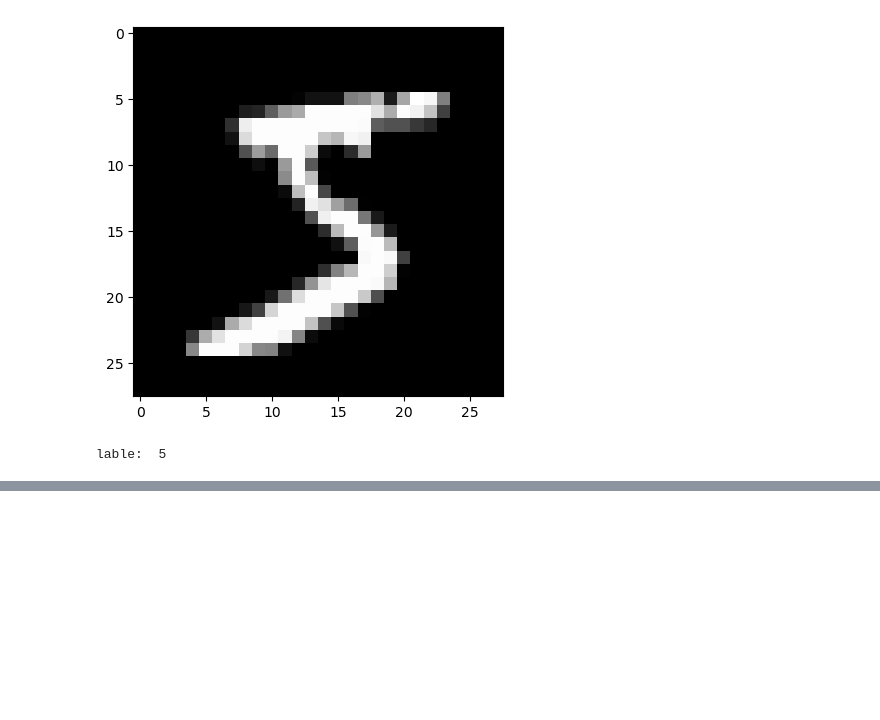
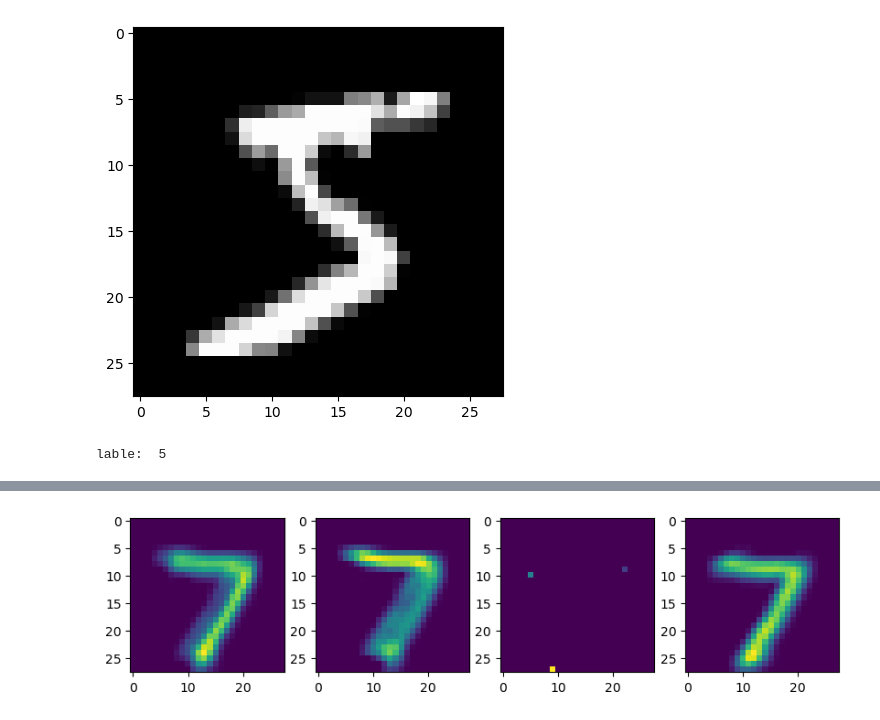
Before and after one commit to tangthinker/pytorch-in-action, a Jupyter notebook: notebook/04_handwritten_digit_recognition.ipynb, the cells around one changed output, grey strips where cells are left out. Drawn from its saved outputs; the diff is of its cells as text; code cells hidden in the pictures; blank space fills up the shorter version.

```diff
--- a/notebook/04_handwritten_digit_recognition.ipynb
+++ b/notebook/04_handwritten_digit_recognition.ipynb
@@ -117,0 +193,11 @@ class ConvNet(nn.Module):
+# %%
+feature_map = net.retrieve_features(input_x)
+
+plt.figure(figsize=(10, 7))
+
+for i in range(4):
+    plt.subplot(1, 4, i + 1)
+    plt.imshow(feature_map[0][0, i, ...].data.numpy())
+plt.show()
+# %% [output]
+[figure, added]
```
Also changed, not shown: parts of 13 cells of this notebook, 1 other file.
